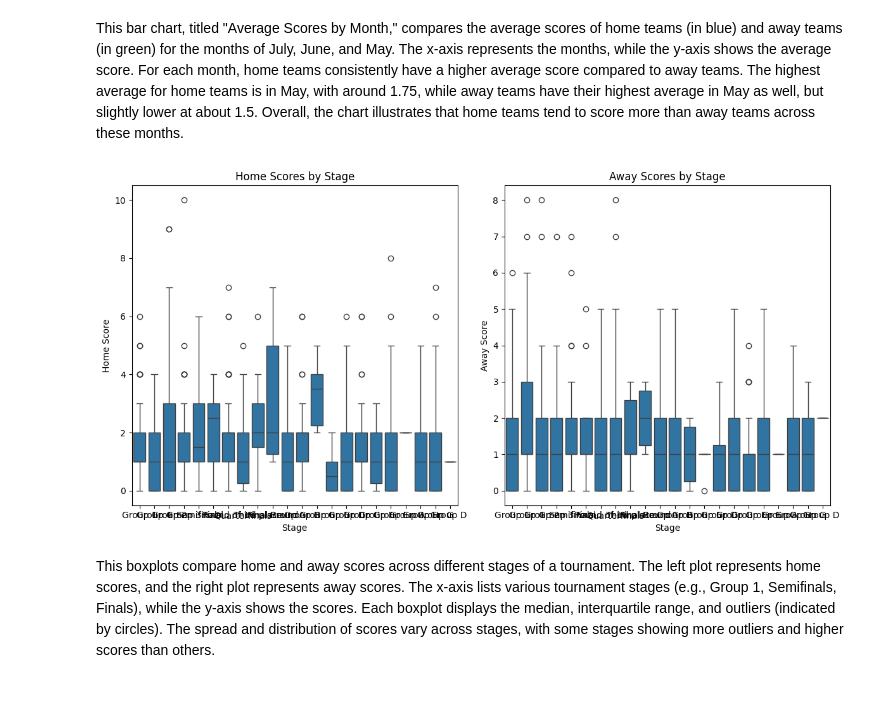
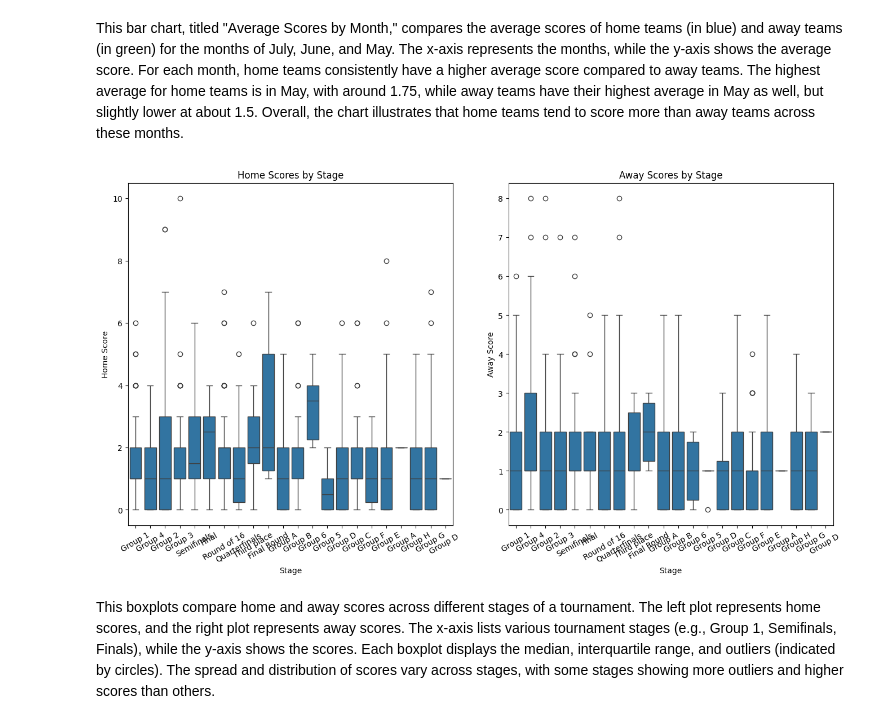
Before and after one commit to Aljwharah9/Project-IT-326, a Jupyter notebook: Phase_1_&_2.ipynb, the cells around one changed output. Saved outputs shown, nothing was run; the diff lists cells and outputs as text; code cells hidden in the pictures; blank space fills up the shorter version.

```diff
--- a/Phase_1_&_2.ipynb
+++ b/Phase_1_&_2.ipynb
@@ -315,28 +320,27 @@ plt.show()
 # %% [markdown]
 This bar chart, titled "Average Scores by Month," compares the average scores of home teams (in blue) and away teams (in green) for the months of July, June, and May. The x-axis represents the months, while the y-axis shows the average score. For each month, home teams consistently have a higher average score compared to away teams. The highest average for home teams is in May, with around 1.75, while away teams have their highest average in May as well, but slightly lower at about 1.5. Overall, the chart illustrates that home teams tend to score more than away teams across these months.
 # %%
-# Set the figure size for the plots
-plt.figure(figsize=(12, 6))
 
-# Create box plot for home scores by stage
-plt.subplot(1, 2, 1)  # 1 row, 2 columns, first subplot
+plt.figure(figsize=(14, 8))
+
+plt.subplot(1, 2, 1)
 sns.boxplot(x='stage', y='home_score', data=data)
 plt.title('Home Scores by Stage')
 plt.xlabel('Stage')
 plt.ylabel('Home Score')
+plt.xticks(rotation=30)
 
-# Create box plot for away scores by stage
-plt.subplot(1, 2, 2)  # 1 row, 2 columns, second subplot
+plt.subplot(1, 2, 2)
 sns.boxplot(x='stage', y='away_score', data=data)
 plt.title('Away Scores by Stage')
 plt.xlabel('Stage')
 plt.ylabel('Away Score')
+plt.xticks(rotation=30)
 
-# Adjust layout and show the plots
-plt.tight_layout()
+plt.tight_layout(pad=3.0)
 plt.show()
 # %% [output]
-[figure, old version]
+[figure, new version]
 # %% [markdown]
 This boxplots compare home and away scores across different stages of a tournament. The left plot represents home scores, and the right plot represents away scores. The x-axis lists various tournament stages (e.g., Group 1, Semifinals, Finals), while the y-axis shows the scores. Each boxplot displays the median, interquartile range, and outliers (indicated by circles). The spread and distribution of scores vary across stages, with some stages showing more outliers and higher scores than others.
 # %% [markdown]
```
Also changed, not shown: parts of 3 cells of this notebook.
